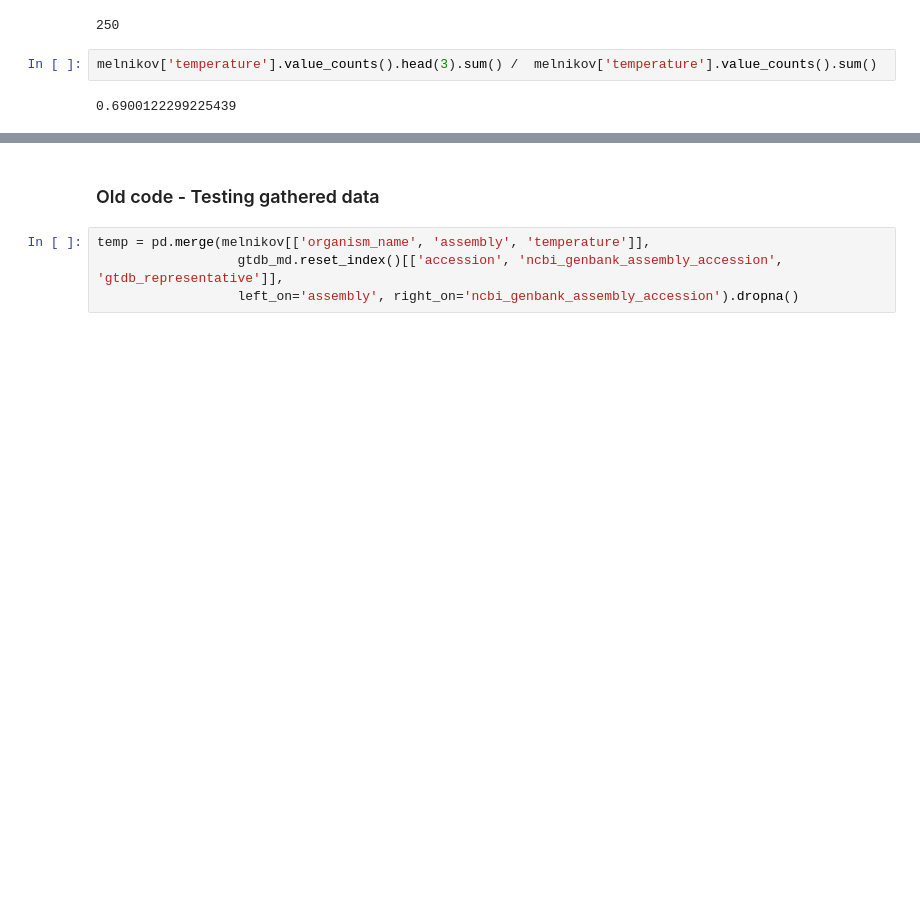
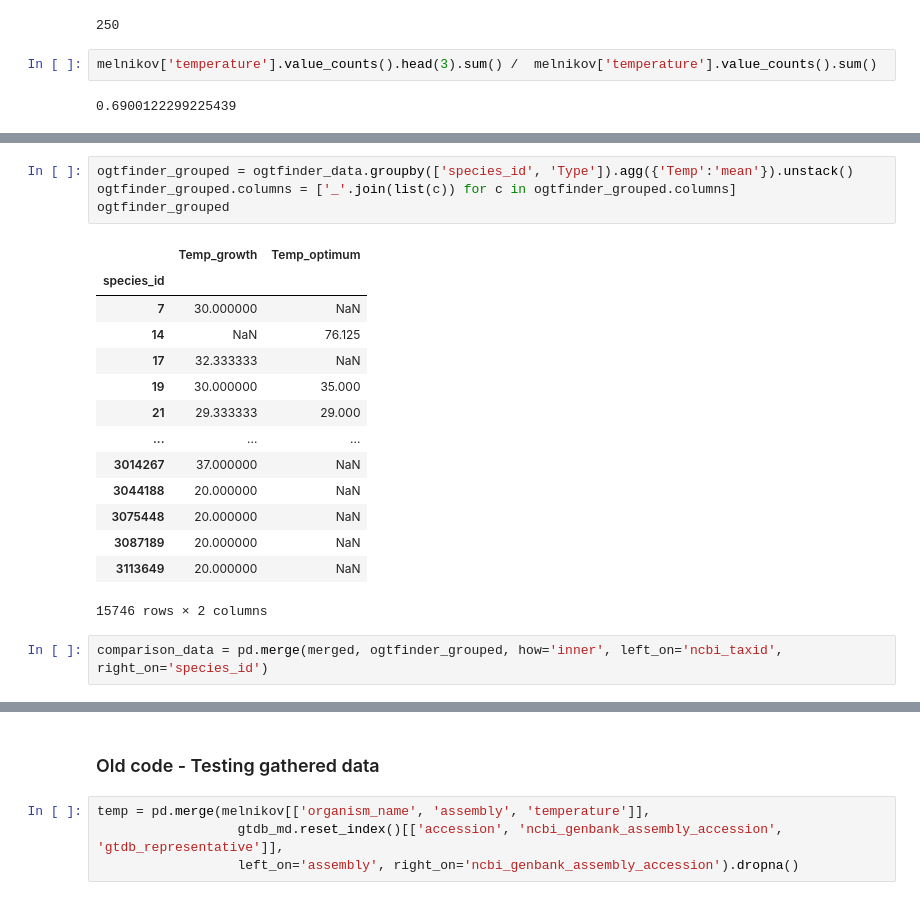
Before and after one commit to realmichaelhoffert/adenylate_kinase_ogt, a Jupyter notebook: notebooks/00_adenylate_kinase.ipynb, the cells around one changed output, grey strips where cells are left out. Saved outputs shown, nothing was run; the diff lists cells and outputs as text; blank space fills up the shorter version.

```diff
--- a/notebooks/00_adenylate_kinase.ipynb
+++ b/notebooks/00_adenylate_kinase.ipynb
@@ -286,0 +324,21 @@ melnikov['temperature'].value_counts().head(3).sum() /  melnikov['temperature'].
+# %%
+ogtfinder_grouped = ogtfinder_data.groupby(['species_id', 'Type']).agg({'Temp':'mean'}).unstack()
+ogtfinder_grouped.columns = ['_'.join(list(c)) for c in ogtfinder_grouped.columns]
+ogtfinder_grouped
+# %% [output]
+|  | Temp_growth | Temp_optimum |
+| species_id |  |  |
+| 7 | 30.000000 | NaN |
+| 14 | NaN | 76.125 |
+| 17 | 32.333333 | NaN |
+| 19 | 30.000000 | 35.000 |
+| 21 | 29.333333 | 29.000 |
+| ... | ... | ... |
+| 3014267 | 37.000000 | NaN |
+| 3044188 | 20.000000 | NaN |
+| 3075448 | 20.000000 | NaN |
+| 3087189 | 20.000000 | NaN |
+| 3113649 | 20.000000 | NaN |
+15746 rows × 2 columns
+# %%
+comparison_data = pd.merge(merged, ogtfinder_grouped, how='inner', left_on='ncbi_taxid', right_on='species_id')
```
Also changed, not shown: parts of 12 cells of this notebook, 7 other files.
